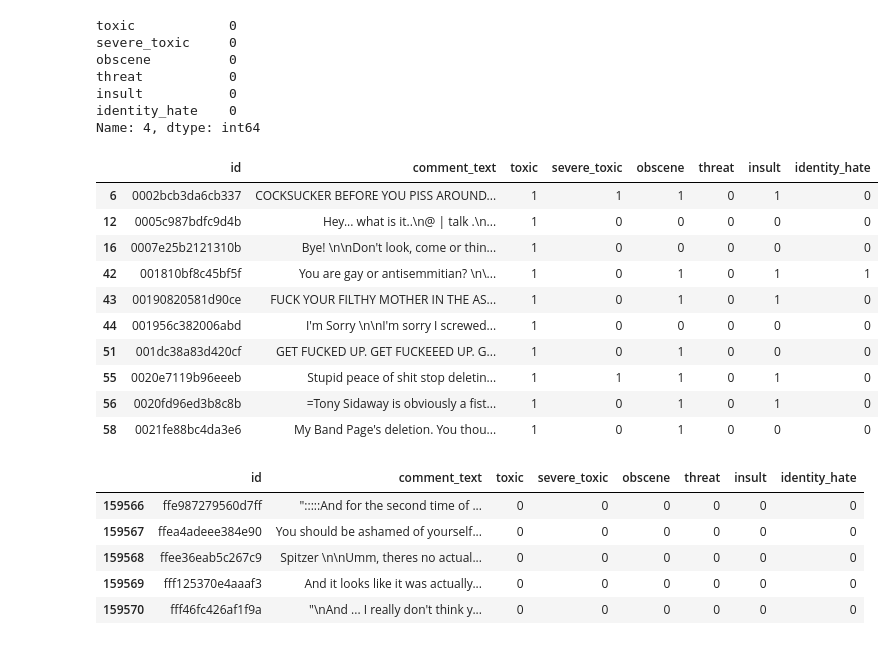
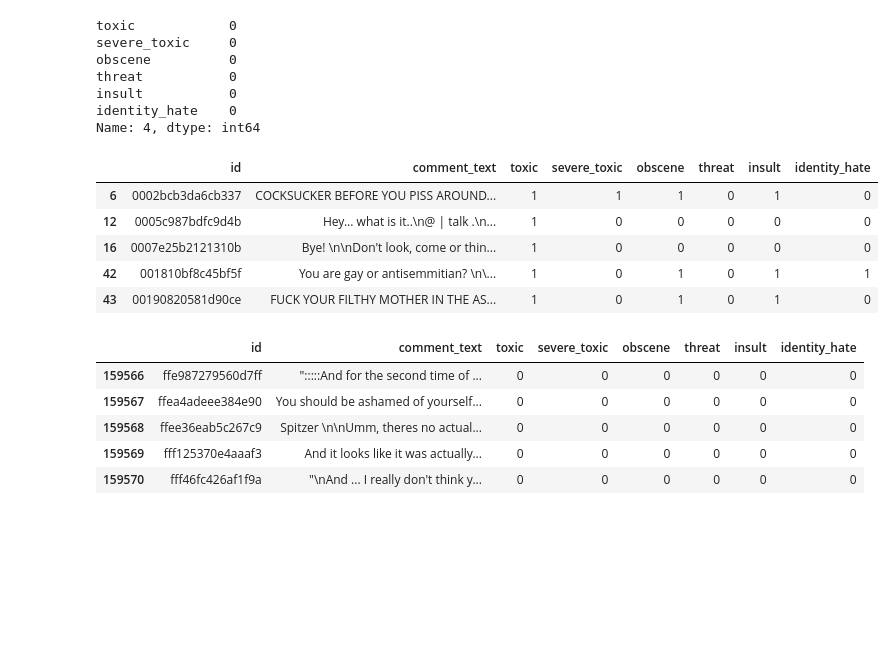
Before and after one commit to BHUKYA0707/Gold-price-prediction, a Jupyter notebook: Toxic_Comment_Detection.ipynb, the cells around one changed output. Cells and saved outputs as stored; diff of their text form; code cells hidden in the pictures; blank space fills up the shorter version.

```diff
--- a/Toxic_Comment_Detection.ipynb
+++ b/Toxic_Comment_Detection.ipynb
@@ -64,19 +64,14 @@ insult           0
 identity_hate    0
 Name: 4, dtype: int64
 # %%
-df[df['toxic']==1].head(10)
+df[df['toxic']==1].head(5)
 # %% [output]
 |  | id | comment_text | toxic | severe_toxic | obscene | threat | insult | identity_hate |
 | 6 | 0002bcb3da6cb337 | COCKSUCKER BEFORE YOU PISS AROUND... | 1 | 1 | 1 | 0 | 1 | 0 |
 | 12 | 0005c987bdfc9d4b | Hey... what is it..\n@ | talk .\n... | 1 | 0 | 0 | 0 | 0 | 0 |
 | 16 | 0007e25b2121310b | Bye! \n\nDon't look, come or thin... | 1 | 0 | 0 | 0 | 0 | 0 |
 | 42 | 001810bf8c45bf5f | You are gay or antisemmitian? \n\... | 1 | 0 | 1 | 0 | 1 | 1 |
 | 43 | 00190820581d90ce | FUCK YOUR FILTHY MOTHER IN THE AS... | 1 | 0 | 1 | 0 | 1 | 0 |
-| 44 | 001956c382006abd | I'm Sorry \n\nI'm sorry I screwed... | 1 | 0 | 0 | 0 | 0 | 0 |
-| 51 | 001dc38a83d420cf | GET FUCKED UP. GET FUCKEEED UP. G... | 1 | 0 | 1 | 0 | 0 | 0 |
-| 55 | 0020e7119b96eeeb | Stupid peace of shit stop deletin... | 1 | 1 | 1 | 0 | 1 | 0 |
-| 56 | 0020fd96ed3b8c8b | =Tony Sidaway is obviously a fist... | 1 | 0 | 1 | 0 | 1 | 0 |
-| 58 | 0021fe88bc4da3e6 | My Band Page's deletion. You thou... | 1 | 0 | 1 | 0 | 0 | 0 |
 # %%
 df.tail()
 # %% [output]
```
Also changed, not shown: parts of 18 cells of this notebook.
